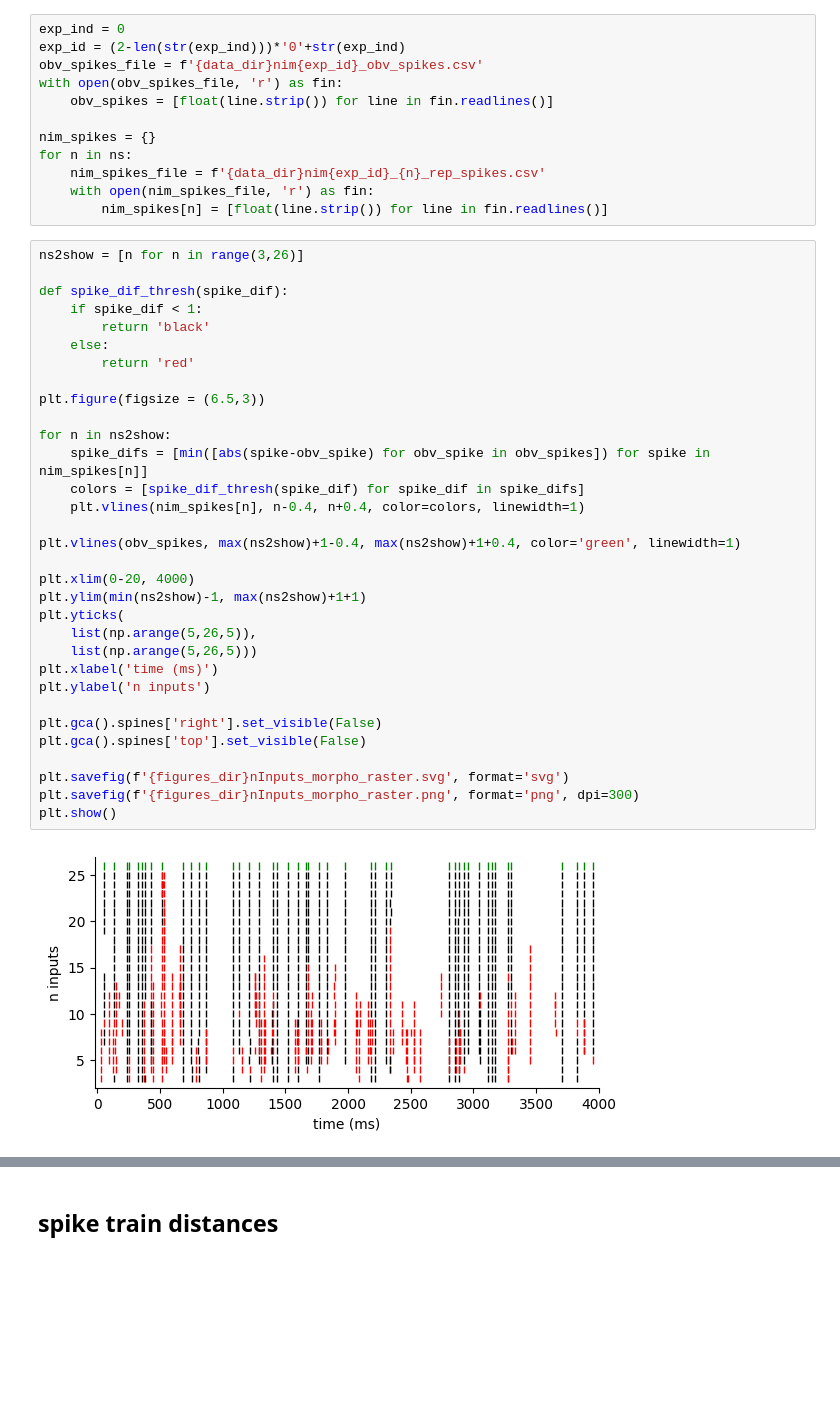
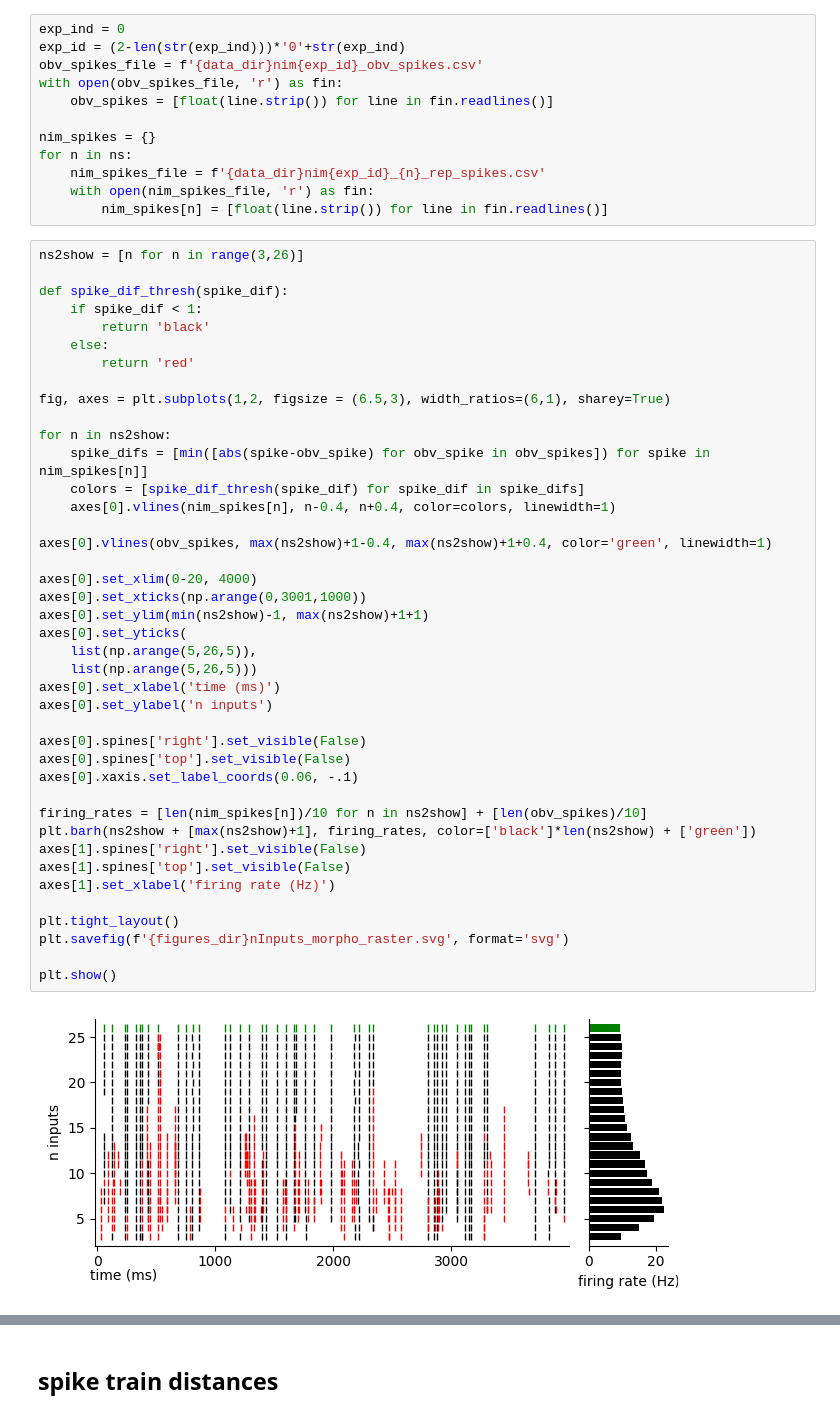
Before and after one commit to ec753/event_based_neuron, a Jupyter notebook: morpho_n_inputs_analysis.ipynb, the cells around one changed output, grey strips where cells are left out. Drawn from its saved outputs; the diff is of its cells as text; blank space fills up the shorter version.

Commit message:
More on figures

```diff
--- a/morpho_n_inputs_analysis.ipynb
+++ b/morpho_n_inputs_analysis.ipynb
@@ -40,34 +40,43 @@ for n in ns:
 # %%
 ns2show = [n for n in range(3,26)]
 
 def spike_dif_thresh(spike_dif):
     if spike_dif < 1:
         return 'black'
     else:
         return 'red'
 
-plt.figure(figsize = (6.5,3))
+fig, axes = plt.subplots(1,2, figsize = (6.5,3), width_ratios=(6,1), sharey=True)
 
 for n in ns2show:
     spike_difs = [min([abs(spike-obv_spike) for obv_spike in obv_spikes]) for spike in nim_spikes[n]]
     colors = [spike_dif_thresh(spike_dif) for spike_dif in spike_difs]
-    plt.vlines(nim_spikes[n], n-0.4, n+0.4, color=colors, linewidth=1)
+    axes[0].vlines(nim_spikes[n], n-0.4, n+0.4, color=colors, linewidth=1)
 
-plt.vlines(obv_spikes, max(ns2show)+1-0.4, max(ns2show)+1+0.4, color='green', linewidth=1)
+axes[0].vlines(obv_spikes, max(ns2show)+1-0.4, max(ns2show)+1+0.4, color='green', linewidth=1)
 
-plt.xlim(0-20, 4000)
-plt.ylim(min(ns2show)-1, max(ns2show)+1+1)
-plt.yticks(
+axes[0].set_xlim(0-20, 4000)
+axes[0].set_xticks(np.arange(0,3001,1000))
+axes[0].set_ylim(min(ns2show)-1, max(ns2show)+1+1)
+axes[0].set_yticks(
     list(np.arange(5,26,5)),
     list(np.arange(5,26,5)))
-plt.xlabel('time (ms)')
-plt.ylabel('n inputs')
+axes[0].set_xlabel('time (ms)')
+axes[0].set_ylabel('n inputs')
 
-plt.gca().spines['right'].set_visible(False)
-plt.gca().spines['top'].set_visible(False)
+axes[0].spines['right'].set_visible(False)
+axes[0].spines['top'].set_visible(False)
+axes[0].xaxis.set_label_coords(0.06, -.1)
 
+firing_rates = [len(nim_spikes[n])/10 for n in ns2show] + [len(obv_spikes)/10]
+plt.barh(ns2show + [max(ns2show)+1], firing_rates, color=['black']*len(ns2show) + ['green'])
+axes[1].spines['right'].set_visible(False)
+axes[1].spines['top'].set_visible(False)
+axes[1].set_xlabel('firing rate (Hz)')
+
+plt.tight_layout()
 plt.savefig(f'{figures_dir}nInputs_morpho_raster.svg', format='svg')
-plt.savefig(f'{figures_dir}nInputs_morpho_raster.png', format='png', dpi=300)
+
 plt.show()
 # %% [output]
-[figure, old version]
+[figure, new version]
```
Also changed, not shown: parts of 8 cells of this notebook, 8 other files.
